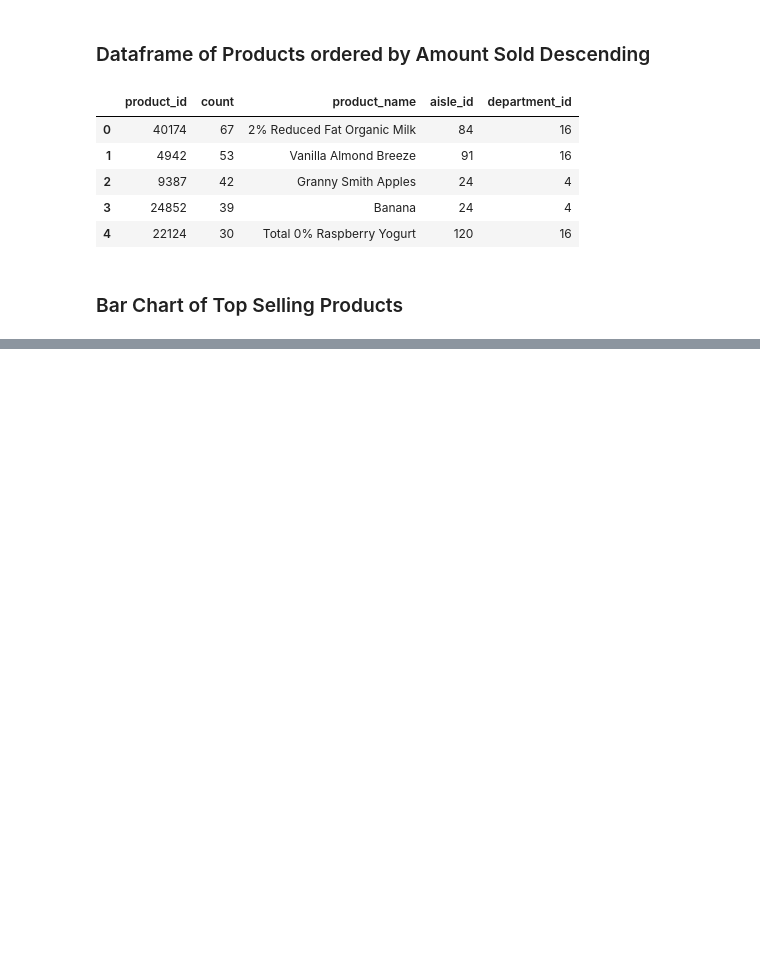
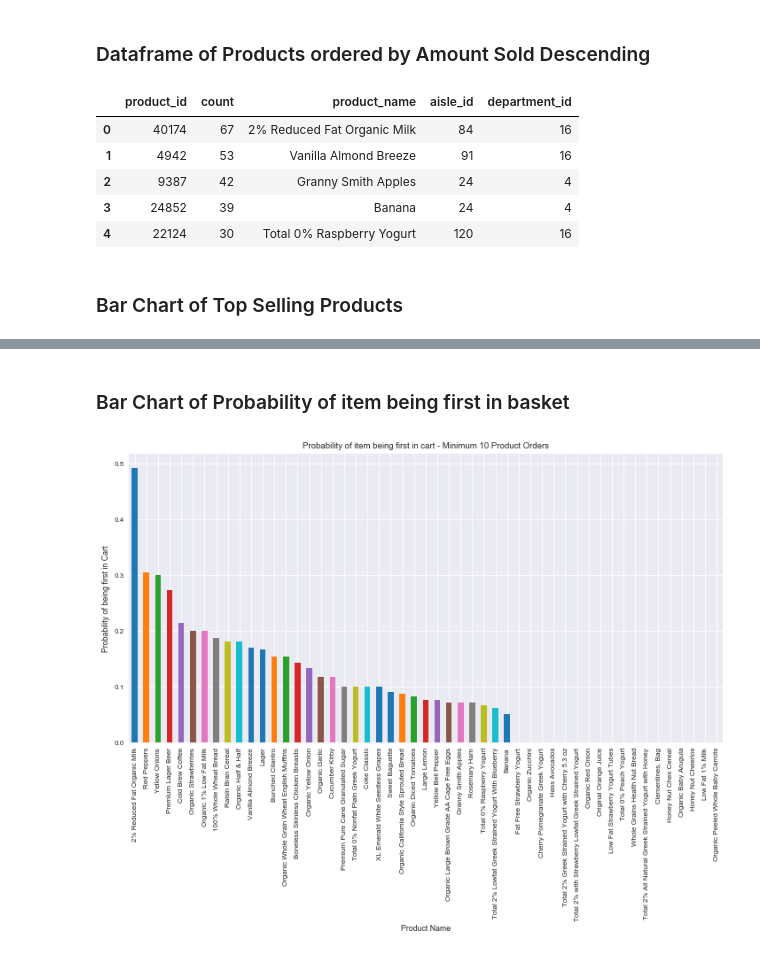
Before and after one commit to 1carew1/instacart_investigation, a Jupyter notebook: Assignment2_EDA.ipynb, the cells around one changed output, grey strips where cells are left out. Drawn from its saved outputs; the diff is of its cells as text; code cells hidden in the pictures; blank space fills up the shorter version.

```diff
--- a/Assignment2_EDA.ipynb
+++ b/Assignment2_EDA.ipynb
@@ -486,0 +531,8 @@ plt.show()
+# %%
+ordered_product_total = (orders_products[["product_id"]].dropna(thresh=1)
+                         .groupby(["product_id"])
+                         .size()
+                         .reset_index(name="total_count")
+                         .sort_values(by=["total_count"], ascending=False)
+                        )
+ordered_product_total.head()
@@ -486,0 +548,11 @@ plt.show()
+# %%
+#orders_products[["product_id", "add_to_cart_order"]].dropna(thresh=1)
+ordered_products_first_in_cart = orders_products[orders_products["add_to_cart_order"] == 1]
+ordered_products_first_in_cart_count = (ordered_products_first_in_cart[["product_id", "add_to_cart_order"]]
+                                        .dropna(thresh=1)
+                                        .groupby(["product_id"])
+                                        .size()
+                                        .reset_index(name="first_in_cart_count")
+                                        .sort_values(by=["first_in_cart_count"], ascending=False)
+                                       )
+ordered_products_first_in_cart_count.head()
@@ -486,0 +566,7 @@ plt.show()
+# %%
+combinded_product_count = (ordered_product_total.merge(ordered_products_first_in_cart_count, how="left", on="product_id")
+                           .fillna(0)
+                          )
+combinded_product_count["first_in_cart_probability"] = combinded_product_count["first_in_cart_count"]/combinded_product_count["total_count"]
+combinded_product_count = combinded_product_count.sort_values(by=["first_in_cart_probability"], ascending=False)
+combinded_product_count.head()
@@ -486,0 +582,5 @@ plt.show()
+# %%
+minimum_times_product_was_bought = 10
+combinded_product_count = combinded_product_count[combinded_product_count["total_count"] >= minimum_times_product_was_bought]
+combinded_product_count = combinded_product_count.merge(products, on="product_id")
+combinded_product_count.head()
@@ -486,0 +594,14 @@ plt.show()
+# %% [markdown]
+### Bar Chart of Probability of item being first in basket
+# %%
+fig, ax = plt.subplots()
+fig.set_figheight(10)
+fig.set_figwidth(16)
+combinded_product_count['first_in_cart_probability'].plot.bar()
+ax.set_xticklabels(combinded_product_count["product_name"], rotation='vertical')
+plt.title("Probability of item being first in cart - Minimum " + str(minimum_times_product_was_bought) + " Product Orders")
+plt.ylabel("Probability of being first in Cart")
+plt.xlabel("Product Name")
+plt.show()
+# %% [output]
+[figure, added]
```
Also changed, not shown: parts of 16 cells of this notebook.
